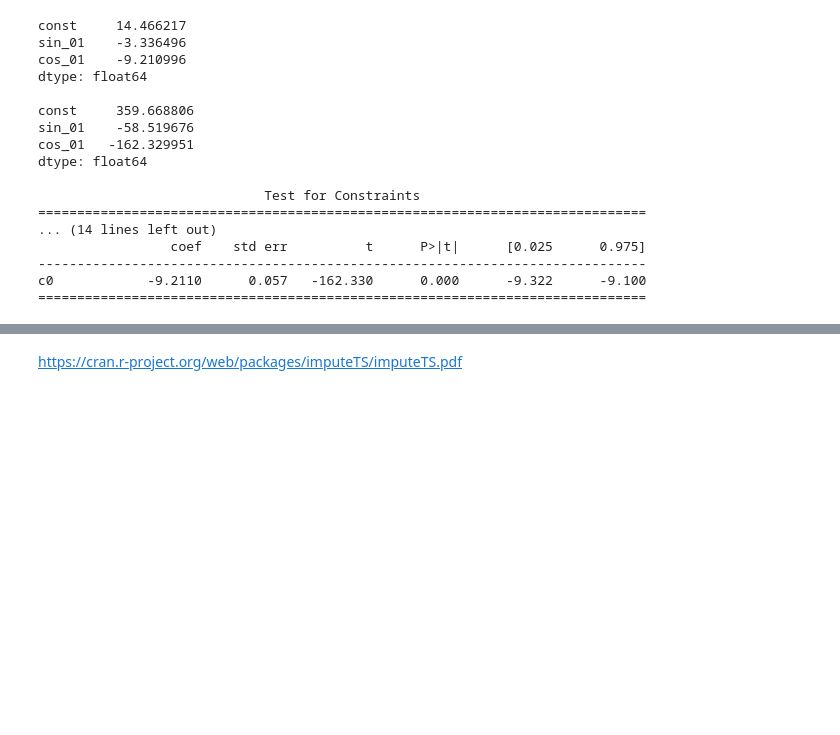
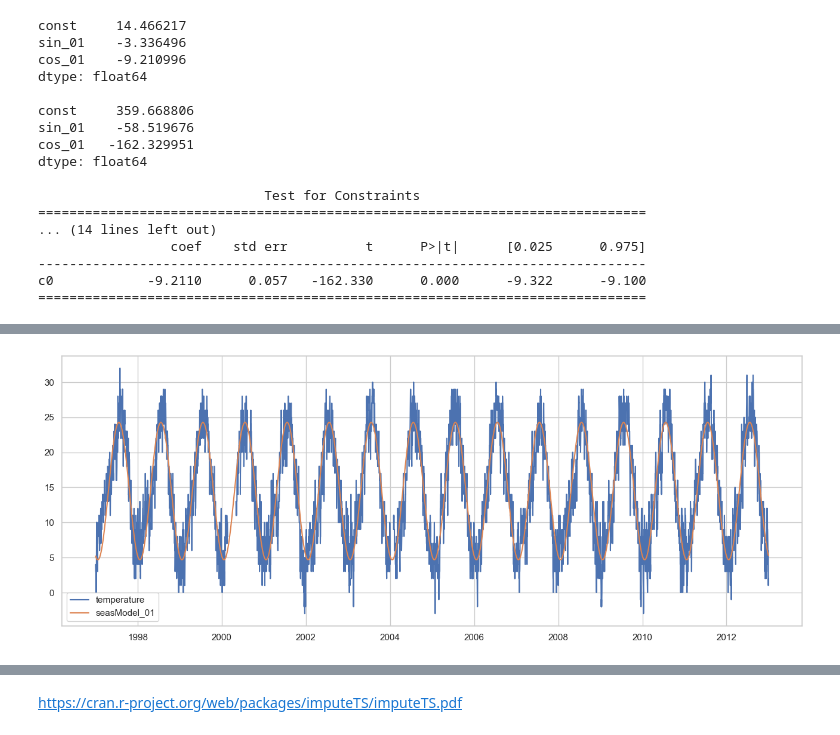
Before and after one commit to rkraig/DLA, a Jupyter notebook: 202008_codingChallenges/20200904_madrid/madridWeather.ipynb, the cells around one changed output, grey strips where cells are left out. Saved outputs shown, nothing was run; the diff lists cells and outputs as text; code cells hidden in the pictures; blank space fills up the shorter version.

```diff
--- a/202008_codingChallenges/20200904_madrid/madridWeather.ipynb
+++ b/202008_codingChallenges/20200904_madrid/madridWeather.ipynb
@@ -479,0 +466,4 @@ Missing Data
+# %%
+plot_series([dfFull.temperature,preds[1]],None)
+# %% [output]
+[figure, added]
```
Also changed, not shown: parts of 102 cells of this notebook.
